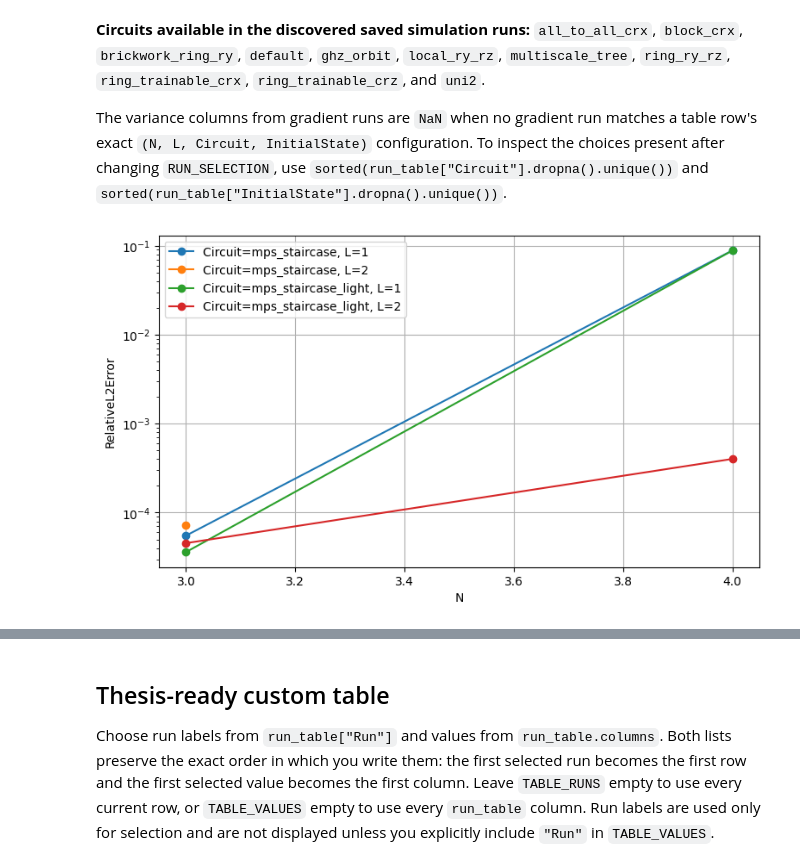
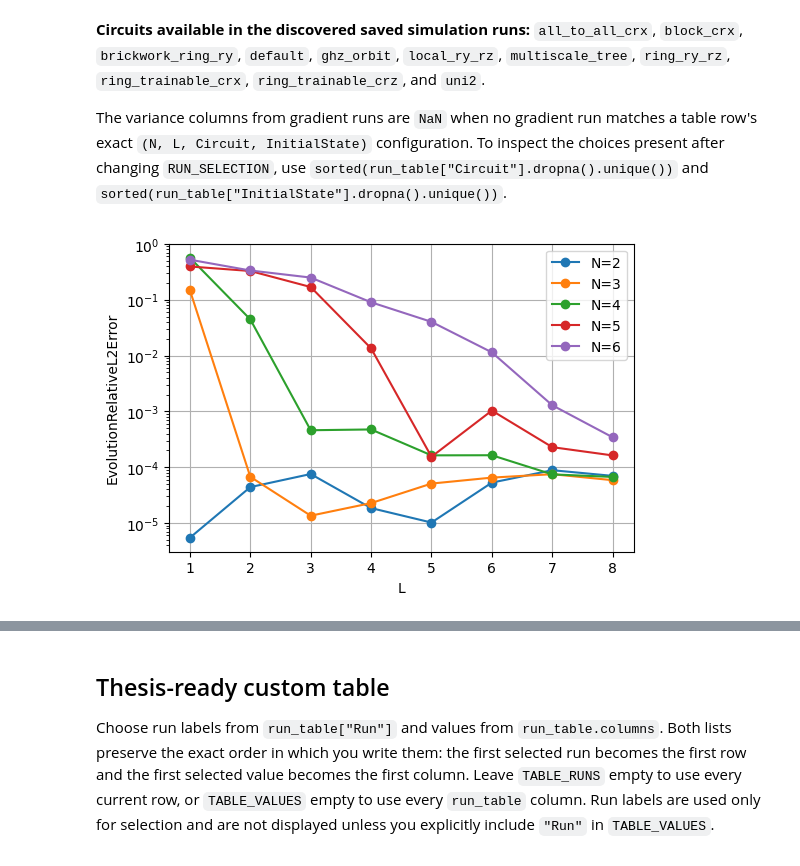
Before and after one commit to Joel-Kunk/VQCFD_quimb, a Jupyter notebook: analysis_results.ipynb, the cells around one changed output, grey strips where cells are left out. Saved outputs shown, nothing was run; the diff lists cells and outputs as text; code cells hidden in the pictures.

```diff
--- a/analysis_results.ipynb
+++ b/analysis_results.ipynb
@@ -69,8 +71,8 @@ count=8 presets
 # %% [markdown]
 ## Inspect one run
 # %%
-DIR_LABEL = "tests"
-LABEL = "N3_L2"
+DIR_LABEL = "N3_default_rzrxrz"
+LABEL = "L2"
 
 run = an.load_run(DIR_LABEL, LABEL)
 run
@@ -163,14 +306,17 @@ run
 # %% [output]
 RunData(dir_label='tests', label='N3L2_paper_viscid', full_label='tests_N3L2_paper_viscid', results_dir=PosixPath('/Users/joel/Documents/MA/Code/VQCFD_quimb/results/results_tests'), data_dir=PosixPath ...
 # %%
-DIR_LABEL = "tests"
-LABEL = "N3L2_multiscale_tree_rzrxrz"
+DIR_LABEL = "N4_default_rzrxrz"
+LABEL = "L3"
 
 run = an.load_run(DIR_LABEL, LABEL)
 
 TIMESTEP = -1
+TIMESTEP_FIGSIZE = (6, 4)
 
-timestep_comparison, ax, fig = an.plot_run_timestep_comparison(run, timestep=TIMESTEP)
+timestep_comparison, ax, fig = an.plot_run_timestep_comparison(
+    run, timestep=TIMESTEP, figsize=TIMESTEP_FIGSIZE
+)
 TIMESTEP_METRICS = [
     "timestep", "time", "MSE", "R2", "Fidelity",
     "RelativeL1Error", "RelativeL2Error", "RelativeLinfError",
@@ -460,36 +630,39 @@ The variance columns from gradient runs are `NaN` when no gradient run matches a
 # %%
 # X accepts one column; Y accepts one column or a list of columns.
 # GROUP_BY accepts one column, a list of columns, or None.
-X = "N"
-Y = "RelativeL2Error"  # e.g. "MeanOptimizationSteps" or a list of columns
-GROUP_BY = ["Circuit","L"]
+X = "L"
+Y = "EvolutionRelativeL2Error"  # e.g. "MeanOptimizationSteps" or a list of columns
+GROUP_BY = ["N",]
 FILTERS = {
     # "N": 4,
-    # "Circuit": ["default"],
+    "Circuit": ["default"],
     #"NumberOfParameters": [32],
+    "InitialState" : "sine",
 }
 PLOT_KIND = "line"       # "line" or "scatter"
 LOG_Y = True
 X_LABEL = None             # e.g. "Number of parameters"; None uses X
 Y_LABEL = None             # e.g. "Expressibility (KL)"; None uses Y
 SERIES_LABELS = None       # e.g. ["Default", "GHZ", "Local", "Tree", "UNI2"]
 X_LIMITS = None            # e.g. (0, 50); use None for automatic limits
 Y_LIMITS = None            # e.g. (0, 0.4); use None for automatic limits
+PLOT_SIZE = (6, 4)          # width, height in inches
 
 filtered_table, ax, fig = an.plot_run_table(
     run_table,
     x=X,
     y=Y,
     filters=FILTERS,
     group_by=GROUP_BY,
     kind=PLOT_KIND,
     log_y=LOG_Y,
     x_label=X_LABEL,
     y_label=Y_LABEL,
     series_labels=SERIES_LABELS,
     x_limits=X_LIMITS,
     y_limits=Y_LIMITS,
+    figsize=PLOT_SIZE,
 )
 # filtered_table
 # %% [output]
-[figure, old version]
+[figure, new version]
```
Also changed, not shown: parts of 24 cells of this notebook, 3 other files.
